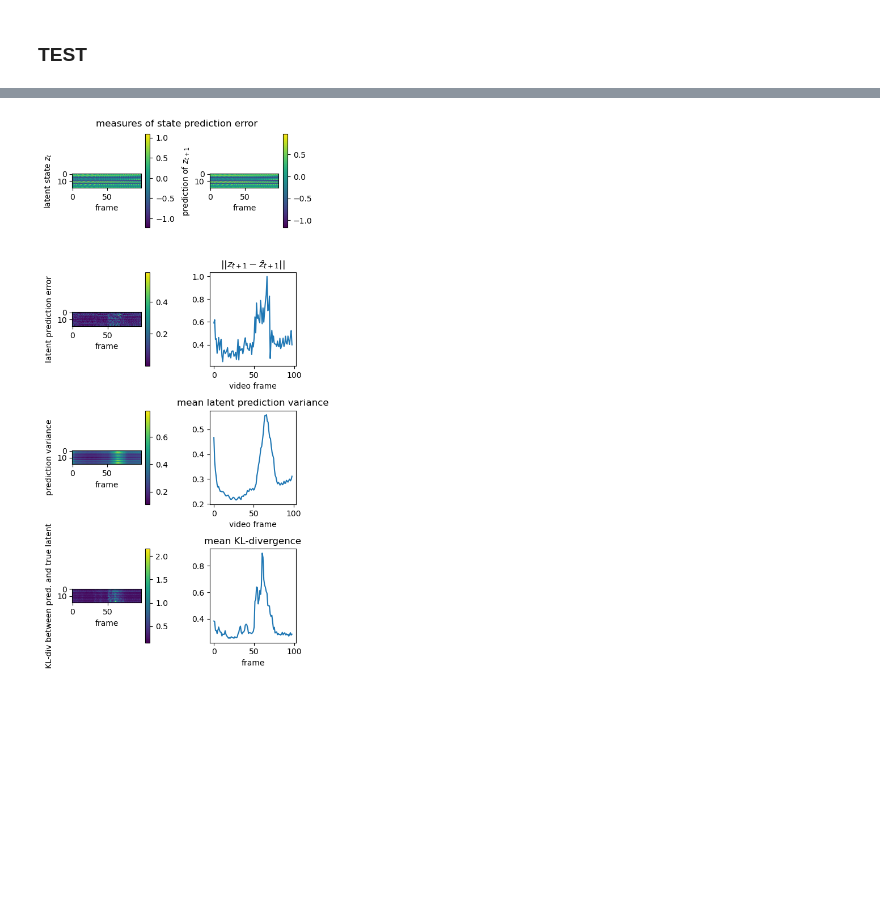
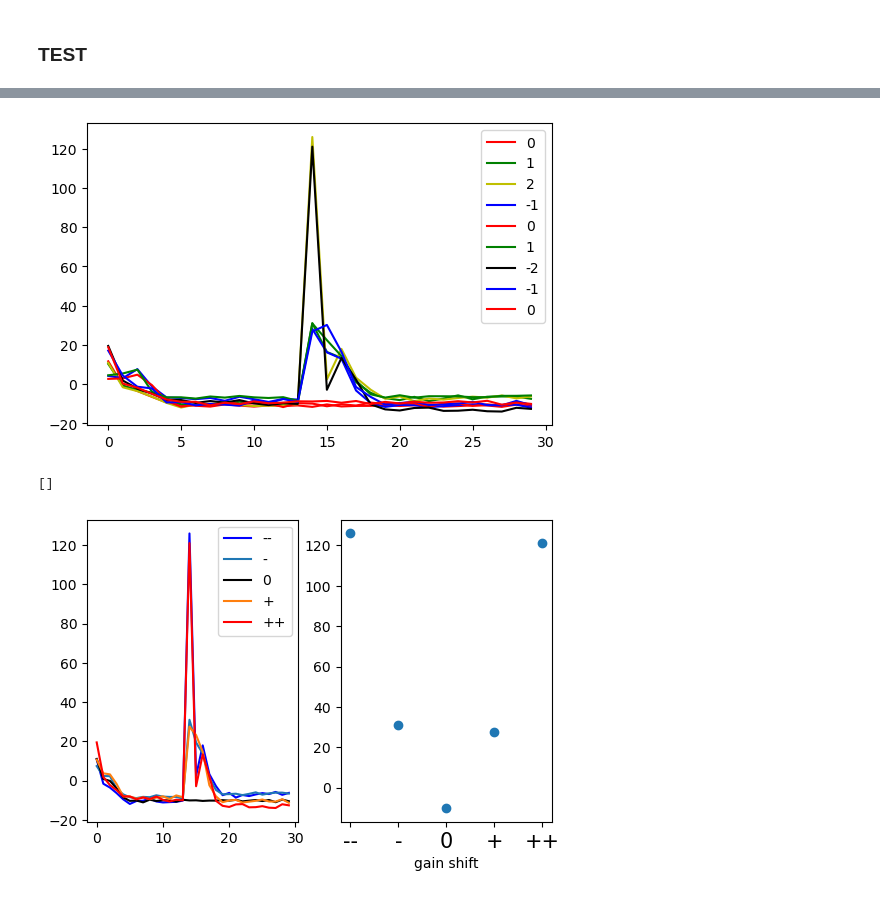
Before and after one commit to FelixHub/serotonin_model, a Jupyter notebook: src/miniworld/train_mdrnn.ipynb, the cells around one changed output, grey strips where cells are left out. Saved outputs shown, nothing was run; the diff lists cells and outputs as text; code cells hidden in the pictures; blank space fills up the shorter version.

```diff
--- a/src/miniworld/train_mdrnn.ipynb
+++ b/src/miniworld/train_mdrnn.ipynb
@@ -219,28 +223,2 @@ M_model.load_state_dict(torch.load("saved_models/mdrnn_"+parameters['rollout_typ
 # %% [markdown]
 ### TEST
-# %%
-test_rollout = 'rollout_constant_gain'
-
-data_test = []
-data_test_actions = []
-
-nb_rollout_files = len(os.listdir('data/'+test_rollout)) // 2
-
-for i in range(1,nb_rollout_files+1):
-    data_temp = np.load('data/'+test_rollout+'/agentRollout_observations_'+str(i)+'.npy')
-    data_temp = np.transpose(data_temp,(0,1,2,4,3))
-    data_test.append(data_temp)
-
-    data_actions_temp = np.load('data/'+test_rollout+'/agentRollout_actions_'+str(i)+'.npy')
-    data_test_actions.append(data_actions_temp)
-
-data_test = np.concatenate(data_test) / 255
-print("shape observations",data_test.shape)
-
-data_test_actions = np.concatenate(data_test_actions)
-data_test_actions = torch.tensor(data_test_actions)
-data_test_actions = torch.nn.functional.one_hot(data_test_actions)
-print("shape actions",data_test_actions.shape)
-
-nb_trajectories = data_test_actions.shape[0]
-nb_steps = data_test_actions.shape[1]
@@ -443,4 +481,41 @@ plt.show()
-# %%
-plot_SPE_metrics(latent_video, latent_video_variance, mean_pred, sig_pred)
-# %% [output]
-[figure, removed]
+# %%
+plt.figure()
+color_dict = { "-2": 'k',
+               "-1": 'b',
+               "0": 'r',
+               "1": 'g',
+               "2":'y' }
+
+for i in range(3):
+    for j in range(3):
+        diff = str(j-i)
+        plt.plot( np.mean(losses[i,j],axis=0),color = color_dict[diff],label=diff)
+plt.legend()
+plt.show()
+# %% [output]
+[figure, added]
+# %%
+plt.figure()
+
+plt.subplot(121)
+plt.plot( np.mean(loss_m2,axis=(0,1)).T,color = 'blue',label='--')
+plt.plot( np.mean(loss_m1,axis=(0,1)).T,color = 'tab:blue',label='-')
+plt.plot( np.mean(loss_0,axis=(0,1)).T,color = 'black',label='0')
+plt.plot( np.mean(loss_1,axis=(0,1)).T,color = 'tab:orange',label='+')
+plt.plot( np.mean(loss_2,axis=(0,1)).T,color = 'red',label='++')
+plt.legend()
+plt.subplot(122)
+
+plt.scatter(range(5),[
+    np.mean(loss_m2,axis=(0,1)).T[14],
+    np.mean(loss_m1,axis=(0,1)).T[14],
+    np.mean(loss_0,axis=(0,1)).T[14],
+    np.mean(loss_1,axis=(0,1)).T[14],
+    np.mean(loss_2,axis=(0,1)).T[14]
+])
+plt.xticks(ticks=[0,1,2,3,4],labels=['--','-','0','+','++'],fontsize=15)
+plt.xlabel('gain shift')
+plt.plot()
+# %% [output]
+[]
+[figure, added]
```
Also changed, not shown: parts of 25 cells of this notebook, 4 other files.
